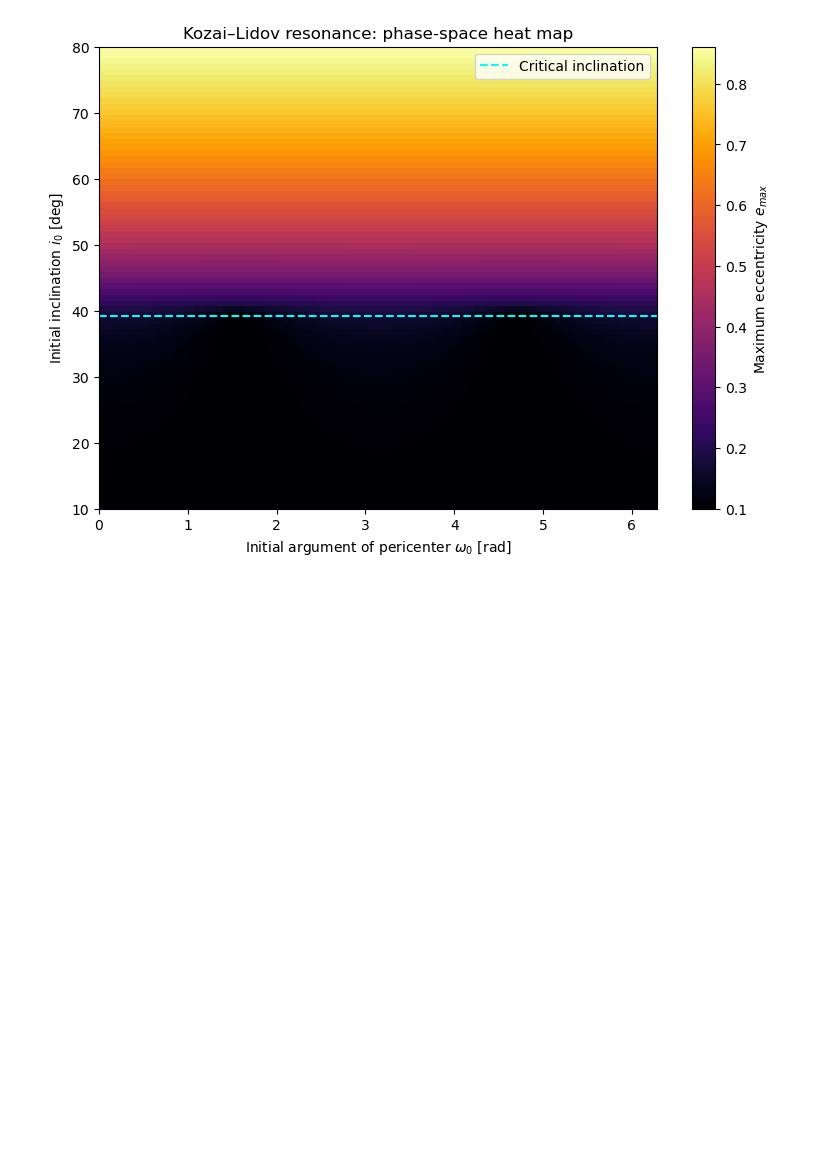
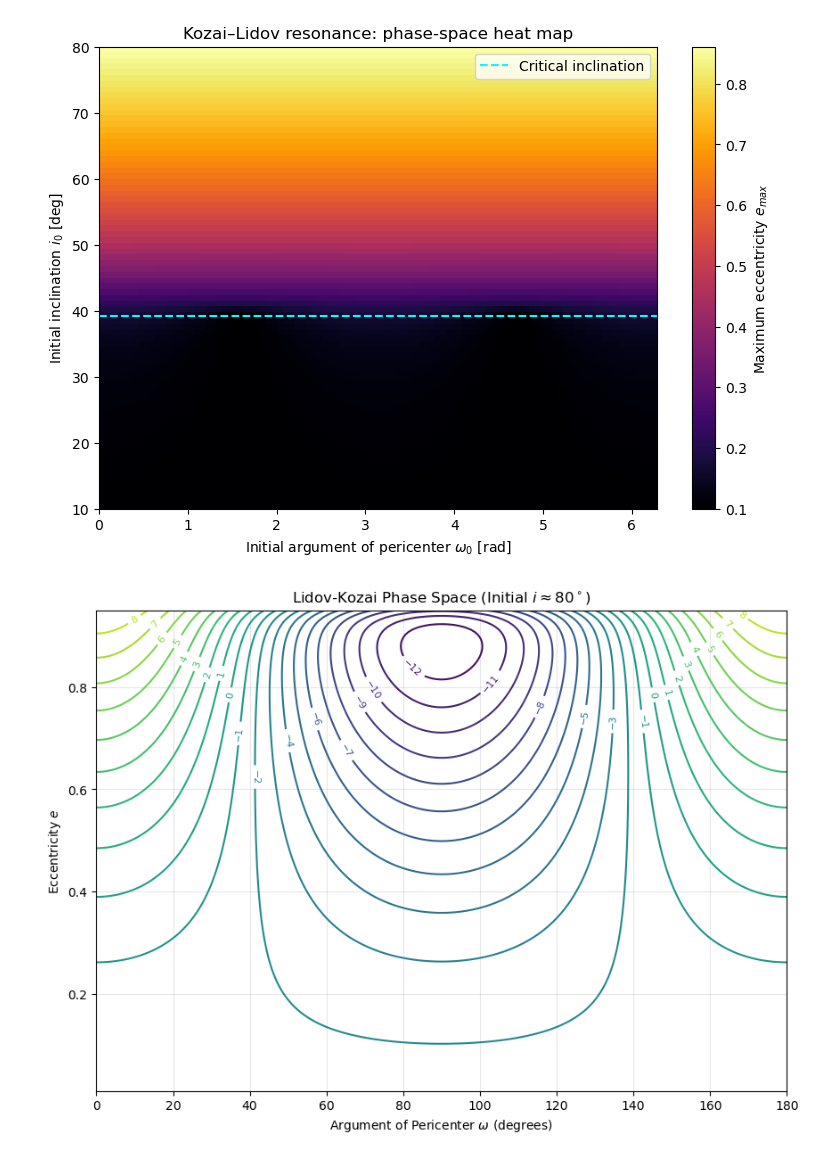
Before and after one commit to ylaksl/draft_PET.py, a Jupyter notebook: Rascunhos/Untitled1.ipynb, the cells around one changed output. Drawn from its saved outputs; the diff is of its cells as text; code cells hidden in the pictures; blank space fills up the shorter version.

```diff
--- a/Rascunhos/Untitled1.ipynb
+++ b/Rascunhos/Untitled1.ipynb
@@ -208,3 +208,48 @@ plt.legend()
 plt.show()
 # %% [output]
 [figure]
+# %%
+import numpy as np
+import matplotlib.pyplot as plt
+
+# 1. Setup the Grid
+# omega (argument of pericenter) from 0 to 180 degrees
+# e (eccentricity) from 0 to 1 (avoiding exactly 1 for stability)
+omega = np.linspace(0, np.pi, 200)
+ecc = np.linspace(0.01, 0.95, 200)
+W, E = np.meshgrid(omega, ecc)
+
+# 2. Define the Conservation Constant
+# We choose an initial inclination that triggers resonance (i > 39.2 degrees)
+i_initial = np.radians(80)
+Lz = np.sqrt(1 - 0.1**2) * np.cos(i_initial)
+
+def calculate_hamiltonian(W, E, Lz):
+    # Calculate inclination from conserved Lz: cos(i) = Lz / sqrt(1 - e^2)
+    # We must mask values where Lz / sqrt(1 - e^2) > 1 (physically impossible)
+    cos_i_sq = Lz**2 / (1 - E**2)
+    sin_i_sq = 1 - cos_i_sq
+
+    # Mask unphysical regions (where inclination wouldn't exist for that e and Lz)
+    sin_i_sq[sin_i_sq < 0] = np.nan
+
+    # Lidov-Kozai Hamiltonian (Quadrupole)
+    term1 = (2 + 3*E**2) * (3*cos_i_sq - 1)
+    term2 = 15 * E**2 * sin_i_sq * np.cos(2*W)
+    return term1 + term2
+
+# 3. Compute Energy Map
+Z = calculate_hamiltonian(W, E, Lz)
+
+# 4. Visualization
+plt.figure(figsize=(10, 7))
+cp = plt.contour(np.degrees(W), E, Z, levels=25, cmap='viridis')
+plt.clabel(cp, inline=True, fontsize=8)
+
+plt.title(f'Lidov-Kozai Phase Space (Initial $i \\approx {int(np.degrees(i_initial))}^\circ$)')
+plt.xlabel('Argument of Pericenter $\omega$ (degrees)')
+plt.ylabel('Eccentricity $e$')
+plt.grid(alpha=0.3)
+plt.show()
+# %% [output]
+[figure, added]
```
Also changed, not shown: parts of 2 cells of this notebook, 1 other file.
